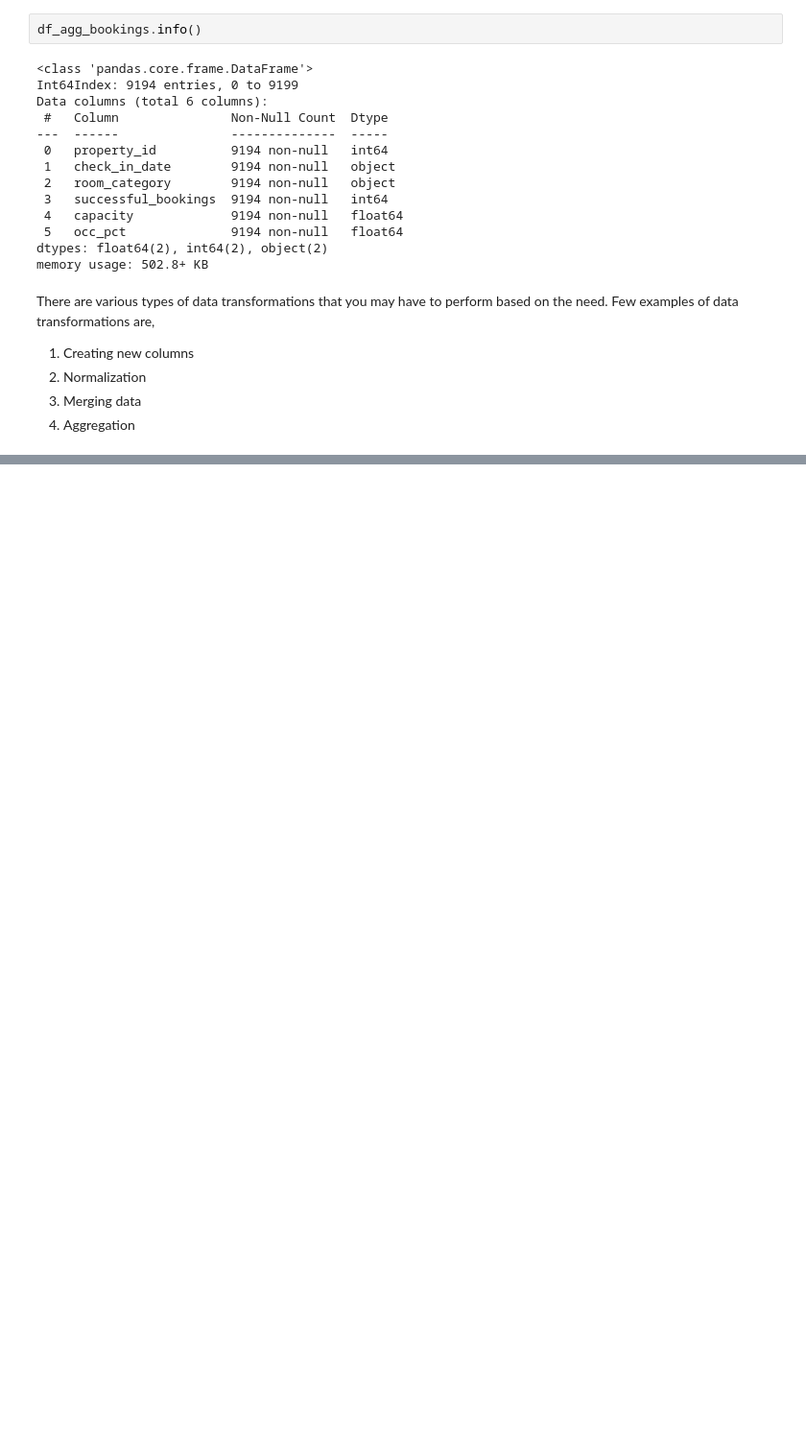
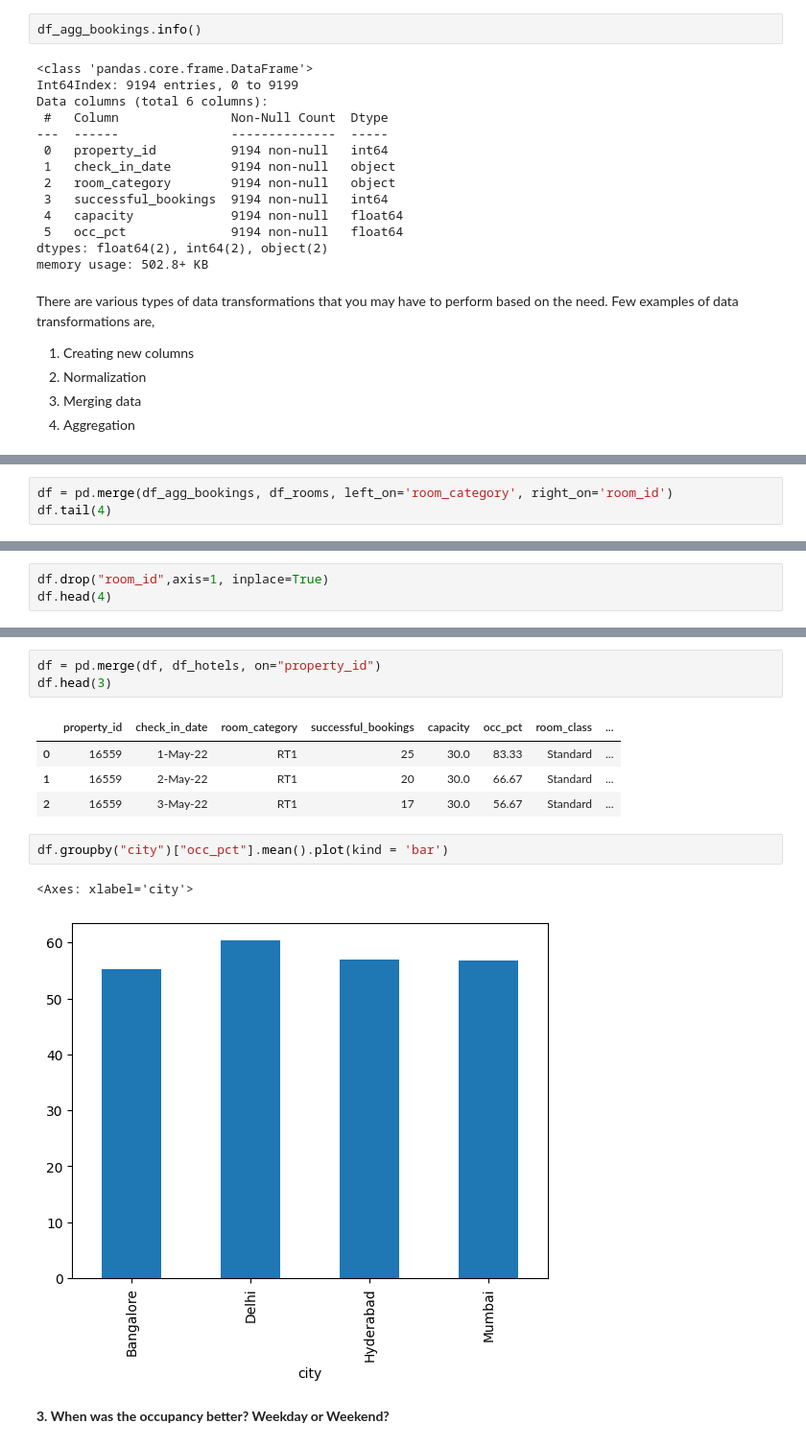
Before and after one commit to Julia131006/Hotel-Data-Analytics, a Jupyter notebook: exercise.ipynb, the cells around one changed output, grey strips where cells are left out. Shown: that part at 96% size. Drawn from its saved outputs; the diff is of its cells as text; blank space fills up the shorter version.

```diff
--- a/exercise.ipynb
+++ b/exercise.ipynb
@@ -399,0 +430,3 @@ There are various types of data transformations that you may have to perform bas
+# %%
+df = pd.merge(df_agg_bookings, df_rooms, left_on='room_category', right_on='room_id')
+df.tail(4)
@@ -399,0 +448,3 @@ There are various types of data transformations that you may have to perform bas
+# %%
+df.drop("room_id",axis=1, inplace=True)
+df.head(4)
@@ -399,0 +479,15 @@ There are various types of data transformations that you may have to perform bas
+# %%
+df = pd.merge(df, df_hotels, on="property_id")
+df.head(3)
+# %% [output]
+|  | property_id | check_in_date | room_category | successful_bookings | capacity | occ_pct | room_class | ... |
+| 0 | 16559 | 1-May-22 | RT1 | 25 | 30.0 | 83.33 | Standard | ... |
+| 1 | 16559 | 2-May-22 | RT1 | 20 | 30.0 | 66.67 | Standard | ... |
+| 2 | 16559 | 3-May-22 | RT1 | 17 | 30.0 | 56.67 | Standard | ... |
+# %%
+df.groupby("city")["occ_pct"].mean().plot(kind = 'bar')
+# %% [output]
+<Axes: xlabel='city'>
+[figure, added]
+# %% [markdown]
+**3. When was the occupancy better? Weekday or Weekend?**
```
Also changed, not shown: parts of 51 cells of this notebook.
